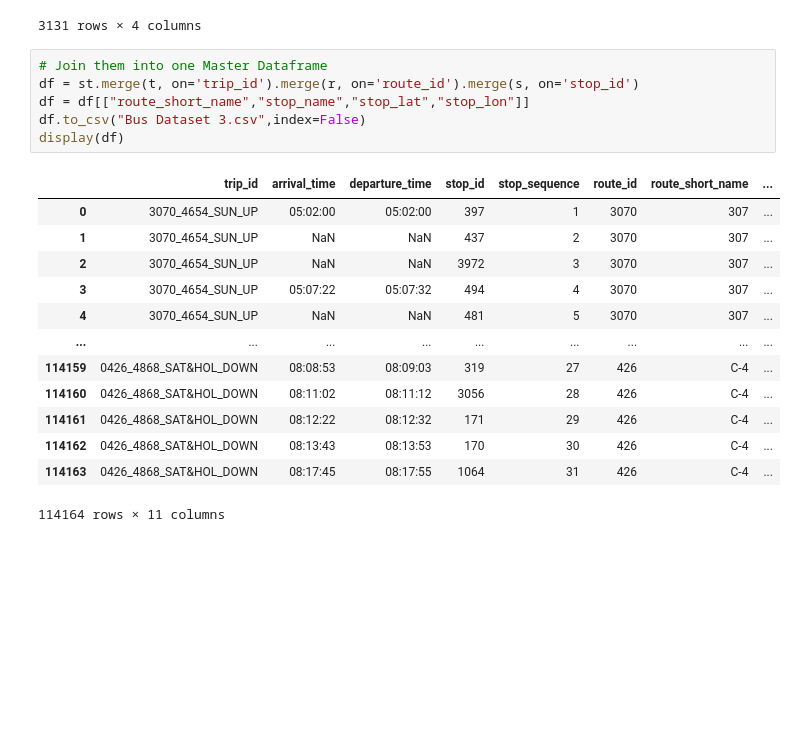
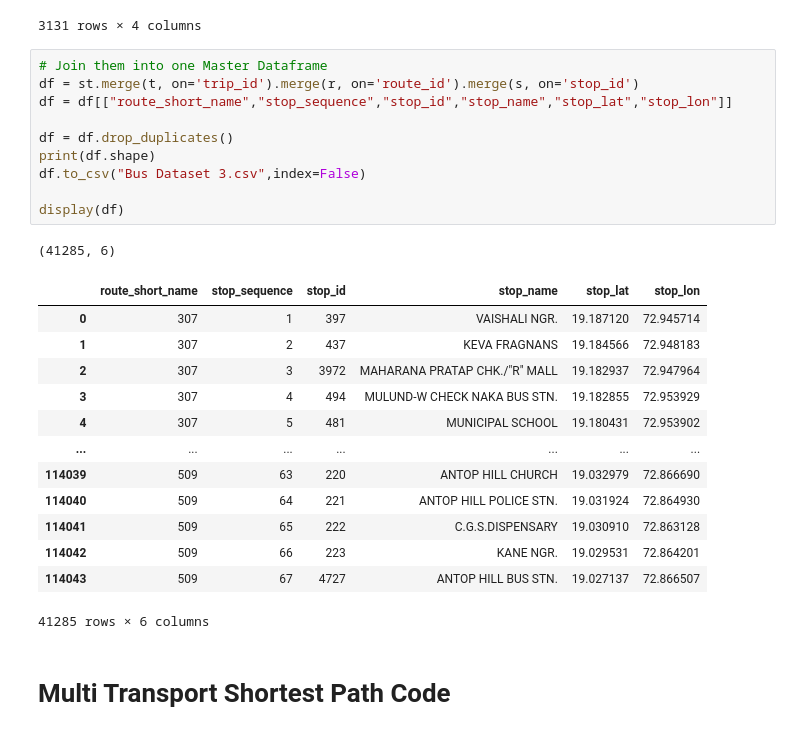
Before and after one commit to nisarg-m-shah/Mumbai-Railway-GPS, a Jupyter notebook: Shortest_Route_Finder_Project.ipynb, the cells around one changed output. Saved outputs shown, nothing was run; the diff lists cells and outputs as text; blank space fills up the shorter version.

```diff
--- a/Shortest_Route_Finder_Project.ipynb
+++ b/Shortest_Route_Finder_Project.ipynb
@@ -542,20 +542,27 @@ display(s)
 # %%
 # Join them into one Master Dataframe
 df = st.merge(t, on='trip_id').merge(r, on='route_id').merge(s, on='stop_id')
-df = df[["route_short_name","stop_name","stop_lat","stop_lon"]]
+df = df[["route_short_name","stop_sequence","stop_id","stop_name","stop_lat","stop_lon"]]
+
+df = df.drop_duplicates()
+print(df.shape)
 df.to_csv("Bus Dataset 3.csv",index=False)
+
 display(df)
 # %% [output]
+(41285, 6)
-|  | trip_id | arrival_time | departure_time | stop_id | stop_sequence | route_id | route_short_name | ... |
-| 0 | 3070_4654_SUN_UP | 05:02:00 | 05:02:00 | 397 | 1 | 3070 | 307 | ... |
-| 1 | 3070_4654_SUN_UP | NaN | NaN | 437 | 2 | 3070 | 307 | ... |
-| 2 | 3070_4654_SUN_UP | NaN | NaN | 3972 | 3 | 3070 | 307 | ... |
-| 3 | 3070_4654_SUN_UP | 05:07:22 | 05:07:32 | 494 | 4 | 3070 | 307 | ... |
-| 4 | 3070_4654_SUN_UP | NaN | NaN | 481 | 5 | 3070 | 307 | ... |
-| ... | ... | ... | ... | ... | ... | ... | ... | ... |
-| 114159 | 0426_4868_SAT&HOL_DOWN | 08:08:53 | 08:09:03 | 319 | 27 | 426 | C-4 | ... |
-| 114160 | 0426_4868_SAT&HOL_DOWN | 08:11:02 | 08:11:12 | 3056 | 28 | 426 | C-4 | ... |
-| 114161 | 0426_4868_SAT&HOL_DOWN | 08:12:22 | 08:12:32 | 171 | 29 | 426 | C-4 | ... |
-| 114162 | 0426_4868_SAT&HOL_DOWN | 08:13:43 | 08:13:53 | 170 | 30 | 426 | C-4 | ... |
-| 114163 | 0426_4868_SAT&HOL_DOWN | 08:17:45 | 08:17:55 | 1064 | 31 | 426 | C-4 | ... |
+|  | route_short_name | stop_sequence | stop_id | stop_name | stop_lat | stop_lon |
+| 0 | 307 | 1 | 397 | VAISHALI NGR. | 19.187120 | 72.945714 |
+| 1 | 307 | 2 | 437 | KEVA FRAGNANS | 19.184566 | 72.948183 |
+| 2 | 307 | 3 | 3972 | MAHARANA PRATAP CHK./"R" MALL | 19.182937 | 72.947964 |
+| 3 | 307 | 4 | 494 | MULUND-W CHECK NAKA BUS STN. | 19.182855 | 72.953929 |
+| 4 | 307 | 5 | 481 | MUNICIPAL SCHOOL | 19.180431 | 72.953902 |
+| ... | ... | ... | ... | ... | ... | ... |
+| 114039 | 509 | 63 | 220 | ANTOP HILL CHURCH | 19.032979 | 72.866690 |
+| 114040 | 509 | 64 | 221 | ANTOP HILL POLICE STN. | 19.031924 | 72.864930 |
+| 114041 | 509 | 65 | 222 | C.G.S.DISPENSARY | 19.030910 | 72.863128 |
+| 114042 | 509 | 66 | 223 | KANE NGR. | 19.029531 | 72.864201 |
+| 114043 | 509 | 67 | 4727 | ANTOP HILL BUS STN. | 19.027137 | 72.866507 |
-114164 rows × 11 columns
+41285 rows × 6 columns
+# %% [markdown]
+# Multi Transport Shortest Path Code
```
Also changed, not shown: parts of 4 cells of this notebook, 4 other files.
